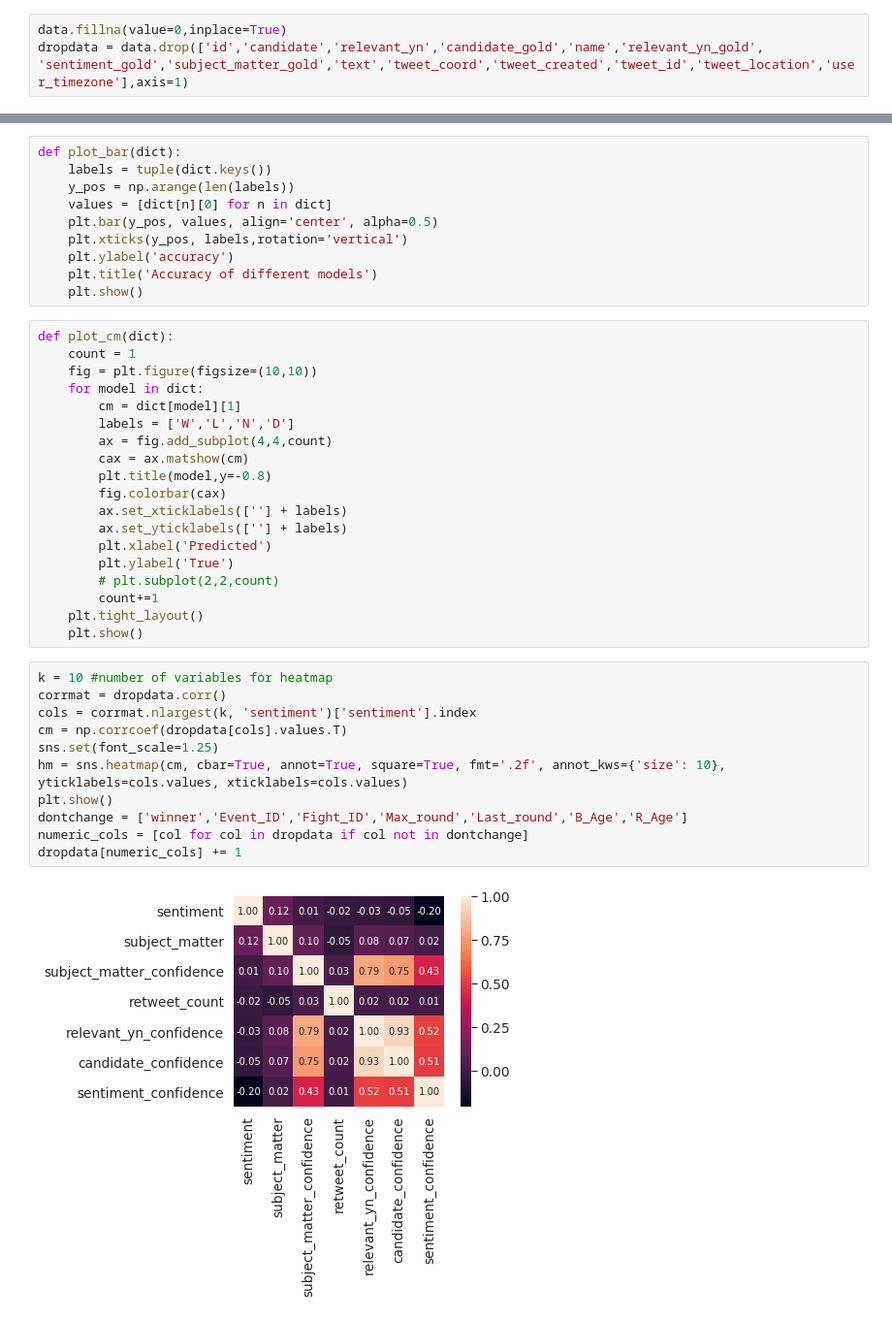
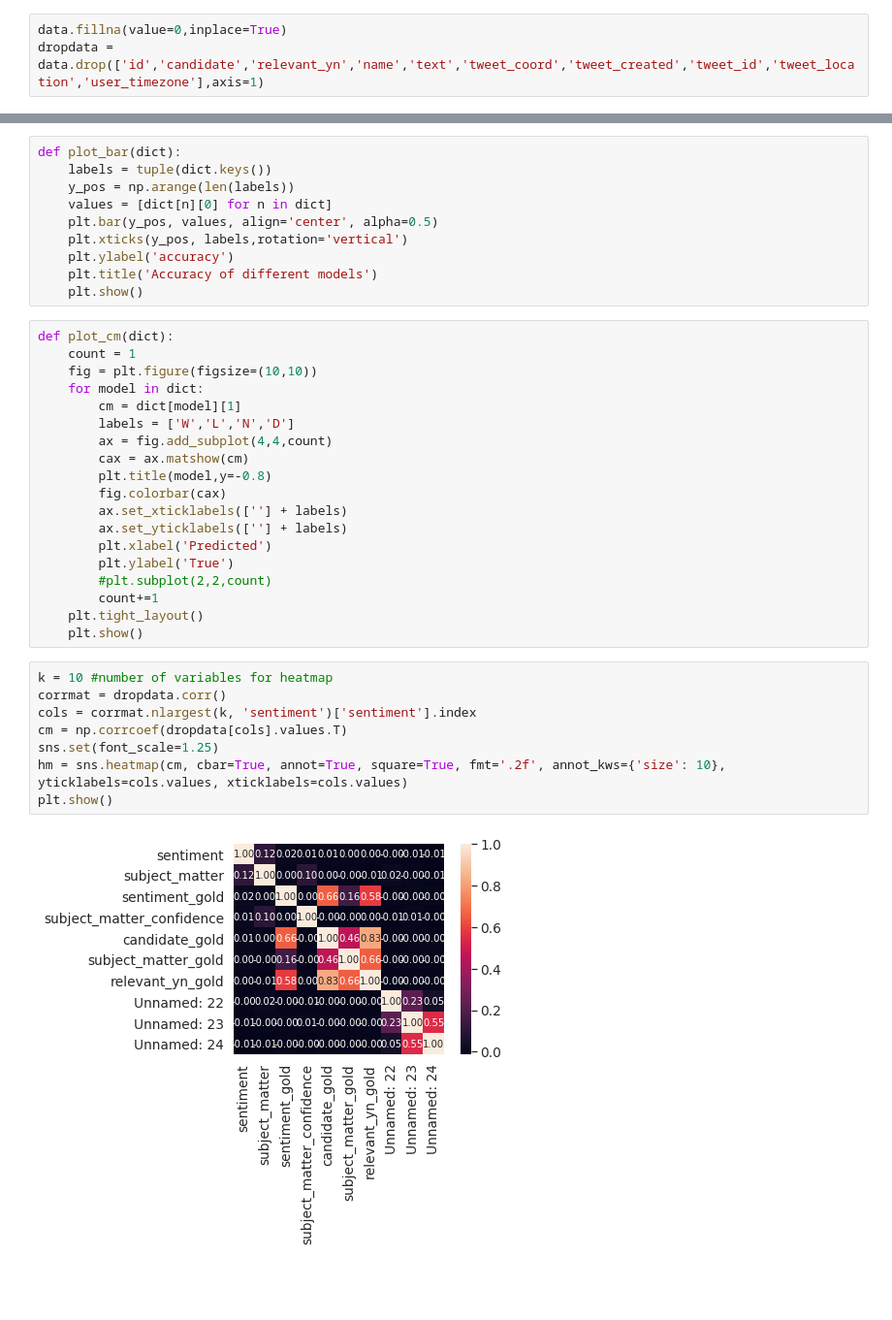
Before and after one commit to ranitha19/ML-Sentimental-Analysis, a Jupyter notebook: ML.ipynb, the cells around one changed output, grey strips where cells are left out. Shown at 97% size. Saved outputs shown, nothing was run; the diff lists cells and outputs as text; blank space fills up the shorter version.

```diff
--- a/ML.ipynb
+++ b/ML.ipynb
@@ -26,7 +21,7 @@ from sklearn.metrics import accuracy_score, classification_report,confusion_matr
 data = pd.read_csv("/home/anitha/Documents/ML_Project/data_1/first-gop-debate-twitter-sentiment (2)/Sentiment.csv")
 # %%
 data.fillna(value=0,inplace=True)
-dropdata = data.drop(['id','candidate','relevant_yn','candidate_gold','name','relevant_yn_gold', 'sentiment_gold','subject_matter_gold','text','tweet_coord','tweet_created','tweet_id','tweet_location','user_timezone'],axis=1)
+dropdata = data.drop(['id','candidate','relevant_yn','name','text','tweet_coord','tweet_created','tweet_id','tweet_location','user_timezone'],axis=1)
 # %%
 objecttypes = list(dropdata.select_dtypes(include=['O']).columns)
 # %%
@@ -99,23 +97,20 @@ def plot_cm(dict):
         ax.set_yticklabels([''] + labels)
         plt.xlabel('Predicted')
         plt.ylabel('True')
-        # plt.subplot(2,2,count)
+        #plt.subplot(2,2,count)
         count+=1
     plt.tight_layout()
     plt.show()
 # %%
 k = 10 #number of variables for heatmap
 corrmat = dropdata.corr()
 cols = corrmat.nlargest(k, 'sentiment')['sentiment'].index
 cm = np.corrcoef(dropdata[cols].values.T)
 sns.set(font_scale=1.25)
 hm = sns.heatmap(cm, cbar=True, annot=True, square=True, fmt='.2f', annot_kws={'size': 10}, yticklabels=cols.values, xticklabels=cols.values)
 plt.show()
-dontchange = ['winner','Event_ID','Fight_ID','Max_round','Last_round','B_Age','R_Age']
-numeric_cols = [col for col in dropdata if col not in dontchange]
-dropdata[numeric_cols] += 1
 # %% [output]
-[figure, old version]
+[figure, new version]
 # %%
 newDF = dropdata#.drop(['Max_round','Last_round','B_HomeTown','B_Location','R_HomeTown','R_Location'],axis=1)
 blue_cols = [col for col in dropdata.columns if 'B__' in col]
```
Also changed, not shown: parts of 9 cells of this notebook.
